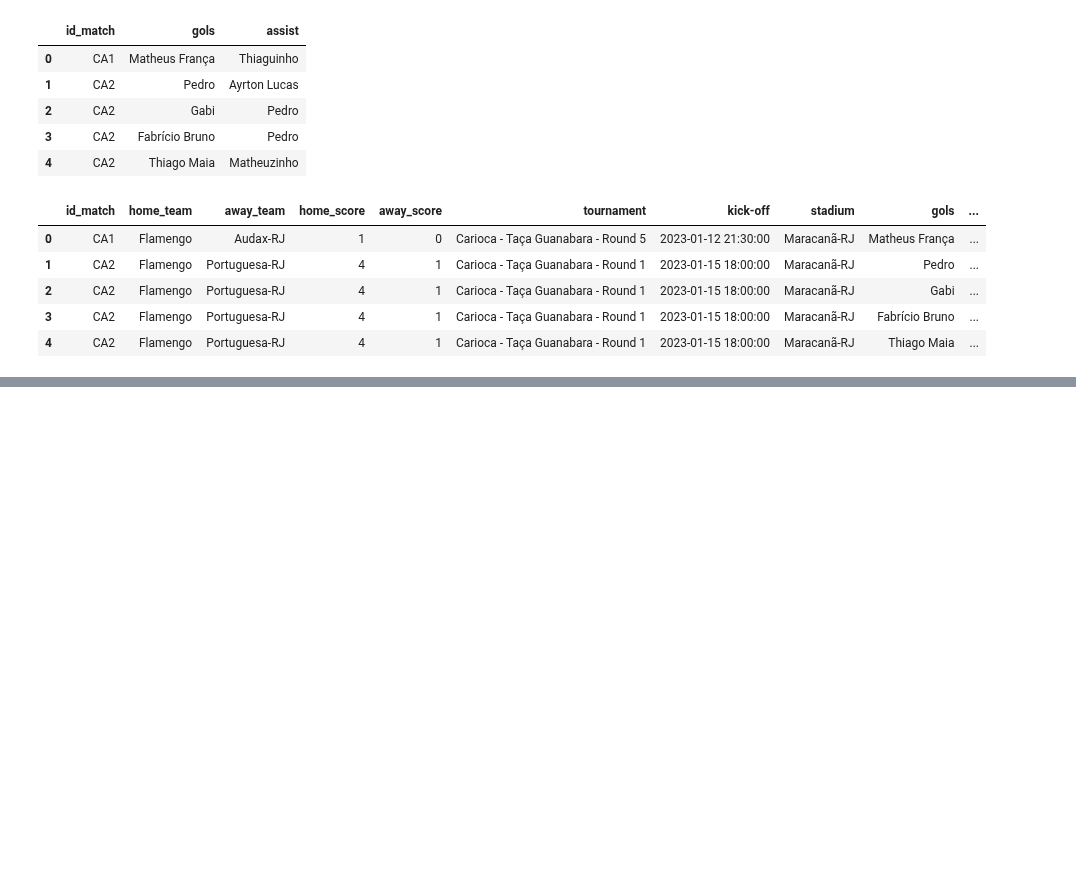
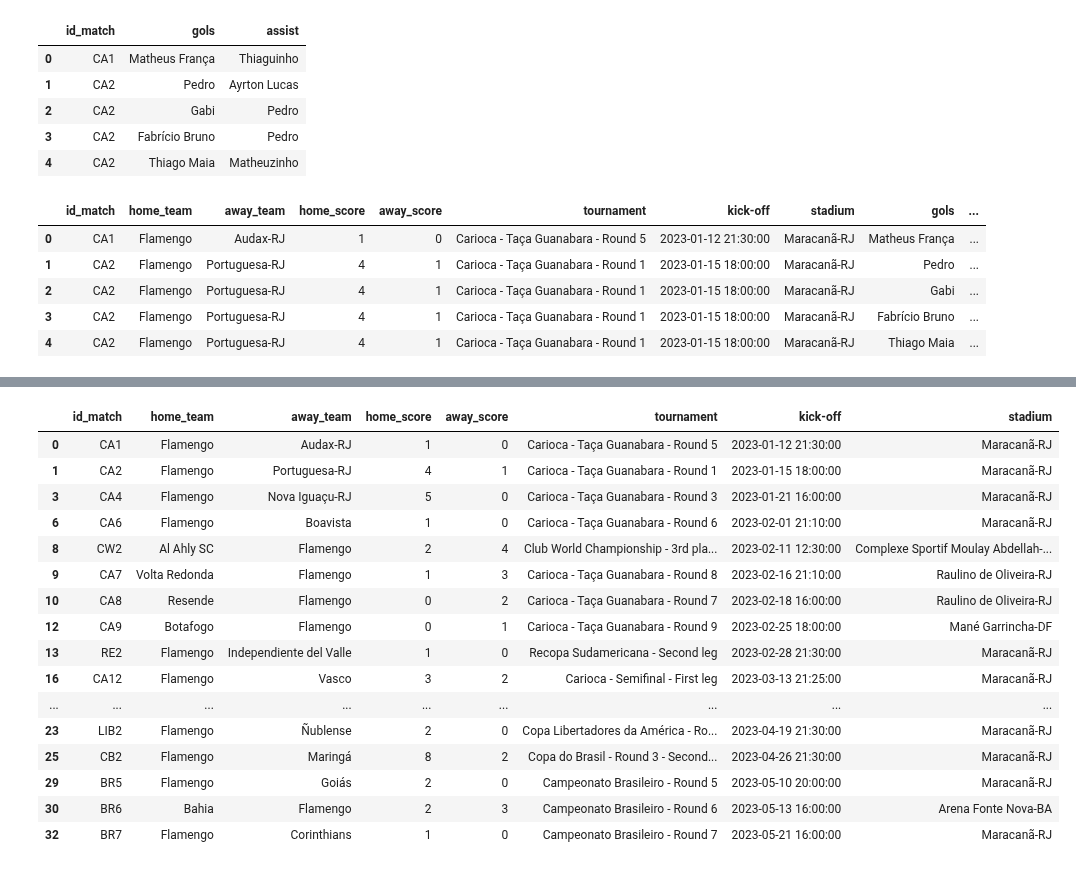
Before and after one commit to williamjouse/jogos-Flamengo-2023, a Jupyter notebook: analysis.ipynb, the cells around one changed output, grey strips where cells are left out. Saved outputs shown, nothing was run; the diff lists cells and outputs as text; code cells hidden in the pictures; blank space fills up the shorter version.

```diff
--- a/analysis.ipynb
+++ b/analysis.ipynb
@@ -217,0 +225,20 @@ plt.show()
+# %%
+pd.concat([vitorias_casa, vitorias_fora], sort=False).sort_index()
+# %% [output]
+|  | id_match | home_team | away_team | home_score | away_score | tournament | kick-off | stadium |
+| 0 | CA1 | Flamengo | Audax-RJ | 1 | 0 | Carioca - Taça Guanabara - Round 5 | 2023-01-12 21:30:00 | Maracanã-RJ |
+| 1 | CA2 | Flamengo | Portuguesa-RJ | 4 | 1 | Carioca - Taça Guanabara - Round 1 | 2023-01-15 18:00:00 | Maracanã-RJ |
+| 3 | CA4 | Flamengo | Nova Iguaçu-RJ | 5 | 0 | Carioca - Taça Guanabara - Round 3 | 2023-01-21 16:00:00 | Maracanã-RJ |
+| 6 | CA6 | Flamengo | Boavista | 1 | 0 | Carioca - Taça Guanabara - Round 6 | 2023-02-01 21:10:00 | Maracanã-RJ |
+| 8 | CW2 | Al Ahly SC | Flamengo | 2 | 4 | Club World Championship - 3rd pla... | 2023-02-11 12:30:00 | Complexe Sportif Moulay Abdellah-... |
+| 9 | CA7 | Volta Redonda | Flamengo | 1 | 3 | Carioca - Taça Guanabara - Round 8 | 2023-02-16 21:10:00 | Raulino de Oliveira-RJ |
+| 10 | CA8 | Resende | Flamengo | 0 | 2 | Carioca - Taça Guanabara - Round 7 | 2023-02-18 16:00:00 | Raulino de Oliveira-RJ |
+| 12 | CA9 | Botafogo | Flamengo | 0 | 1 | Carioca - Taça Guanabara - Round 9 | 2023-02-25 18:00:00 | Mané Garrincha-DF |
+| 13 | RE2 | Flamengo | Independiente del Valle | 1 | 0 | Recopa Sudamericana - Second leg | 2023-02-28 21:30:00 | Maracanã-RJ |
+| 16 | CA12 | Flamengo | Vasco | 3 | 2 | Carioca - Semifinal - First leg | 2023-03-13 21:25:00 | Maracanã-RJ |
+| ... | ... | ... | ... | ... | ... | ... | ... | ... |
+| 23 | LIB2 | Flamengo | Ñublense | 2 | 0 | Copa Libertadores da América - Ro... | 2023-04-19 21:30:00 | Maracanã-RJ |
+| 25 | CB2 | Flamengo | Maringá | 8 | 2 | Copa do Brasil - Round 3 - Second... | 2023-04-26 21:30:00 | Maracanã-RJ |
+| 29 | BR5 | Flamengo | Goiás | 2 | 0 | Campeonato Brasileiro - Round 5 | 2023-05-10 20:00:00 | Maracanã-RJ |
+| 30 | BR6 | Bahia | Flamengo | 2 | 3 | Campeonato Brasileiro - Round 6 | 2023-05-13 16:00:00 | Arena Fonte Nova-BA |
+| 32 | BR7 | Flamengo | Corinthians | 1 | 0 | Campeonato Brasileiro - Round 7 | 2023-05-21 16:00:00 | Maracanã-RJ |
```
Also changed, not shown: parts of 10 cells of this notebook, 6 other files.
